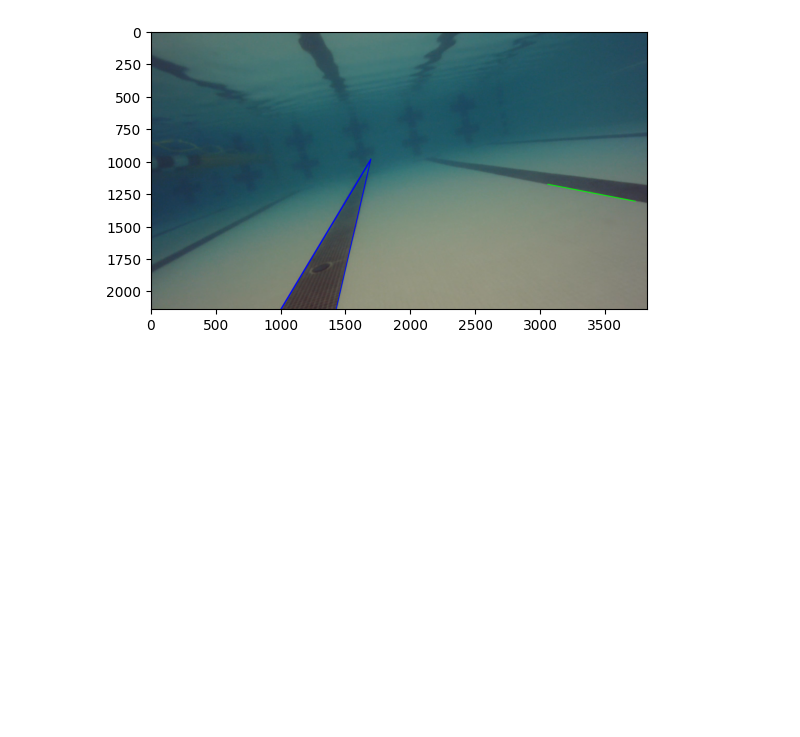
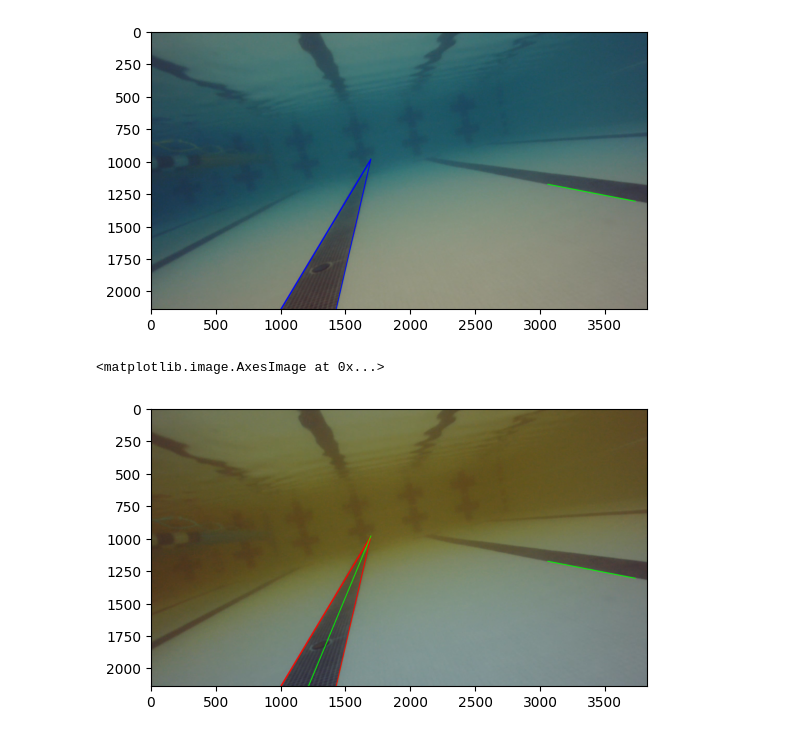
Before and after one commit to Aqtion/cv-intro, a Jupyter notebook: lane_detection2.ipynb, the cells around one changed output. Saved outputs shown, nothing was run; the diff lists cells and outputs as text; code cells hidden in the pictures; blank space fills up the shorter version.

Commit message:
testing center lane

```diff
--- a/lane_detection2.ipynb
+++ b/lane_detection2.ipynb
@@ -63,6 +63,17 @@ ___
 ___
 [[985.5122749590835, 2160, 1692.3233492171546, 983.2654867256635], [1420.7692307692307, 2160, 1692.3233492171546, 983.2654867256635]]
 [figure]
+# %%
+center_lane = get_center_lane(lanes)
+x = center_lane[0][2]
+y = center_lane[0][3]
+intercept, slope = get_lane_center(get_center_lane(lanes))
+
+cv2.line(img, (int(intercept), 2160), (int(x),int(y)), (0,255,0), 5)
+plt.imshow(img)
+# %% [output]
+<matplotlib.image.AxesImage at 0x...>
+[figure, added]
 # %%
 video = cv2.VideoCapture('AUV_Vid1.mkv')
 
```
Also changed, not shown: parts of 1 cell of this notebook, 2 other files.
